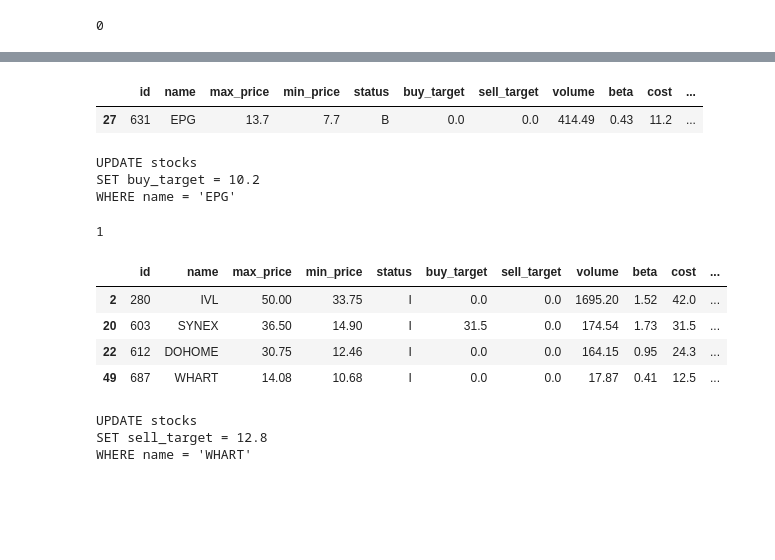
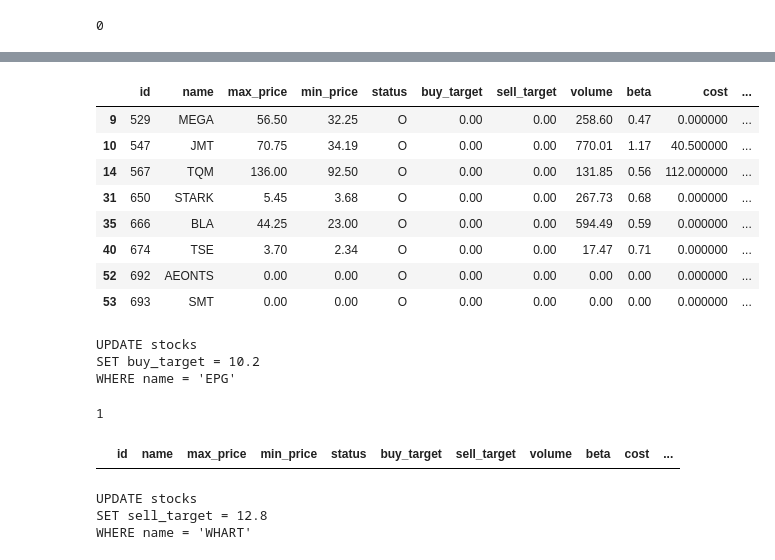
Before and after one commit to santimcs/A8, a Jupyter notebook: Weekly/110-Modify buy and sell targets in Stocks table from Orders table.ipynb, the cells around one changed output, grey strips where cells are left out. Saved outputs shown, nothing was run; the diff lists cells and outputs as text; code cells hidden in the pictures; blank space fills up the shorter version.

```diff
--- a/Weekly/110-Modify buy and sell targets in Stocks table from Orders table.ipynb
+++ b/Weekly/110-Modify buy and sell targets in Stocks table from Orders table.ipynb
@@ -22,0 +18,20 @@ format_dict = {
+# %%
+format_dict = {
+    'qty':'{:,}','qty_x':'{:,}','qty_y':'{:,}','available_qty':'{:,}','eps_a':'{:.2f}','eps_b':'{:.2f}',
+    'volbuy':'{:,}','volsell':'{:,}','volbal':'{:,}',
+    'pe':'{:.2f}','pbv':'{:.2f}','max':'{:.2f}','min':'{:.2f}','dividend':'{:.4f}',
+    'maxp':'{:.2f}','minp':'{:.2f}','opnp':'{:.2f}',
+    'paid_up':'{:,.2f}','market_cap':'{:,.2f}','daily_volume':'{:,.2f}','dly_vol':'{:,.2f}',
+    'price':'{:.2f}','target_price':'{:.2f}','max_price':'{:.2f}','min_price':'{:.2f}','price_d':'{:.2f}','price_w':'{:.2f}',
+    'buy_target':'{:.2f}','sell_target':'{:.2f}','target':'{:.2f}','current':'{:.2f}',
+    'beta':'{:.2f}','amount':'{:,.2f}','sell_amt':'{:,.2f}','volume':'{:,.2f}','percent':'{:,.2f}',
+    'q_amt':'{:,}','y_amt':'{:,}','aq_amt':'{:,}','ay_amt':'{:,}','yoy_gain':'{:,}','acc_gain':'{:,}',
+    'q_eps':'{:.4f}','y_eps':'{:.4f}','aq_eps':'{:.4f}','ay_eps':'{:.4f}',
+    'yoy_pct':'{:.2f}%','acc_pct':'{:.2f}%','yield':'{:.2f}%',
+    'q_amt': '{:,}','y_amt': '{:,}','yoy_gain': '{:,}','q_amt_c': '{:,}','q_amt_p': '{:,}','aq_amt': '{:,}','ay_amt': '{:,}',
+    'acc_gain': '{:,}','latest_amt': '{:,}','previous_amt': '{:,}','inc_amt': '{:,}',
+    'inc_amt_pq': '{:,}','inc_amt_py': '{:,}',    'latest_amt_q': '{:,}','previous_amt_q': '{:,}','inc_amt_q': '{:,}',
+    'latest_amt_y': '{:,}','previous_amt_y': '{:,}','inc_amt_y': '{:,}','kind_x': '{:,}',
+    'inc_pct': '{:.2f}%','inc_pct_q': '{:.2f}%','pct': '{:.2f}%','percent': '{:.2f}%',
+    'inc_pct_y': '{:.2f}%','inc_pct_pq': '{:.2f}%','inc_pct_py': '{:.2f}%','mean_pct': '{:.2f}%','std_pct': '{:.2f}%',
+}
@@ -236,9 +263,16 @@ stocks[qty_mask]
 # %%
 buy_mask = (stocks.buy_target == 0) & (stocks.status.isin(['B','O']))
-stocks[buy_mask]
+stocks[buy_mask].style.format(format_dict)
 # %% [output]
 |  | id | name | max_price | min_price | status | buy_target | sell_target | volume | beta | cost | ... |
-| 27 | 631 | EPG | 13.7 | 7.7 | B | 0.0 | 0.0 | 414.49 | 0.43 | 11.2 | ... |
+| 9 | 529 | MEGA | 56.50 | 32.25 | O | 0.00 | 0.00 | 258.60 | 0.47 | 0.000000 | ... |
+| 10 | 547 | JMT | 70.75 | 34.19 | O | 0.00 | 0.00 | 770.01 | 1.17 | 40.500000 | ... |
+| 14 | 567 | TQM | 136.00 | 92.50 | O | 0.00 | 0.00 | 131.85 | 0.56 | 112.000000 | ... |
+| 31 | 650 | STARK | 5.45 | 3.68 | O | 0.00 | 0.00 | 267.73 | 0.68 | 0.000000 | ... |
+| 35 | 666 | BLA | 44.25 | 23.00 | O | 0.00 | 0.00 | 594.49 | 0.59 | 0.000000 | ... |
+| 40 | 674 | TSE | 3.70 | 2.34 | O | 0.00 | 0.00 | 17.47 | 0.71 | 0.000000 | ... |
+| 52 | 692 | AEONTS | 0.00 | 0.00 | O | 0.00 | 0.00 | 0.00 | 0.00 | 0.000000 | ... |
+| 53 | 693 | SMT | 0.00 | 0.00 | O | 0.00 | 0.00 | 0.00 | 0.00 | 0.000000 | ... |
 # %%
 name = 'EPG'
 sqlUpd = """
@@ -257,13 +291,9 @@ WHERE name = 'EPG'
 1
 # %%
 sell_mask = (stocks.sell_target == 0) & (stocks.status.isin(['I','S']))
-stocks[sell_mask]
+stocks[sell_mask].style.format(format_dict)
 # %% [output]
 |  | id | name | max_price | min_price | status | buy_target | sell_target | volume | beta | cost | ... |
-| 2 | 280 | IVL | 50.00 | 33.75 | I | 0.0 | 0.0 | 1695.20 | 1.52 | 42.0 | ... |
-| 20 | 603 | SYNEX | 36.50 | 14.90 | I | 31.5 | 0.0 | 174.54 | 1.73 | 31.5 | ... |
-| 22 | 612 | DOHOME | 30.75 | 12.46 | I | 0.0 | 0.0 | 164.15 | 0.95 | 24.3 | ... |
-| 49 | 687 | WHART | 14.08 | 10.68 | I | 0.0 | 0.0 | 17.87 | 0.41 | 12.5 | ... |
 # %%
 name = 'WHART'
 sqlUpd = """
```
Also changed, not shown: parts of 18 cells of this notebook, 10 other files.
